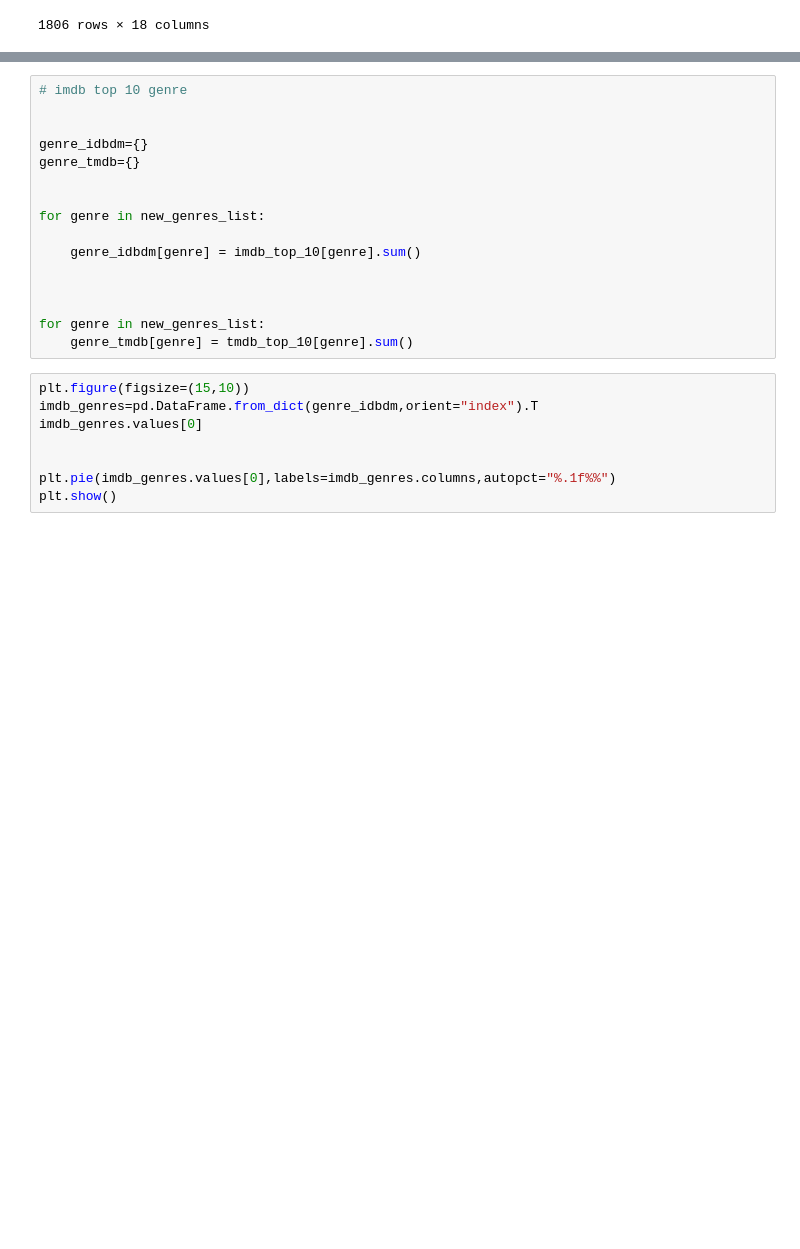
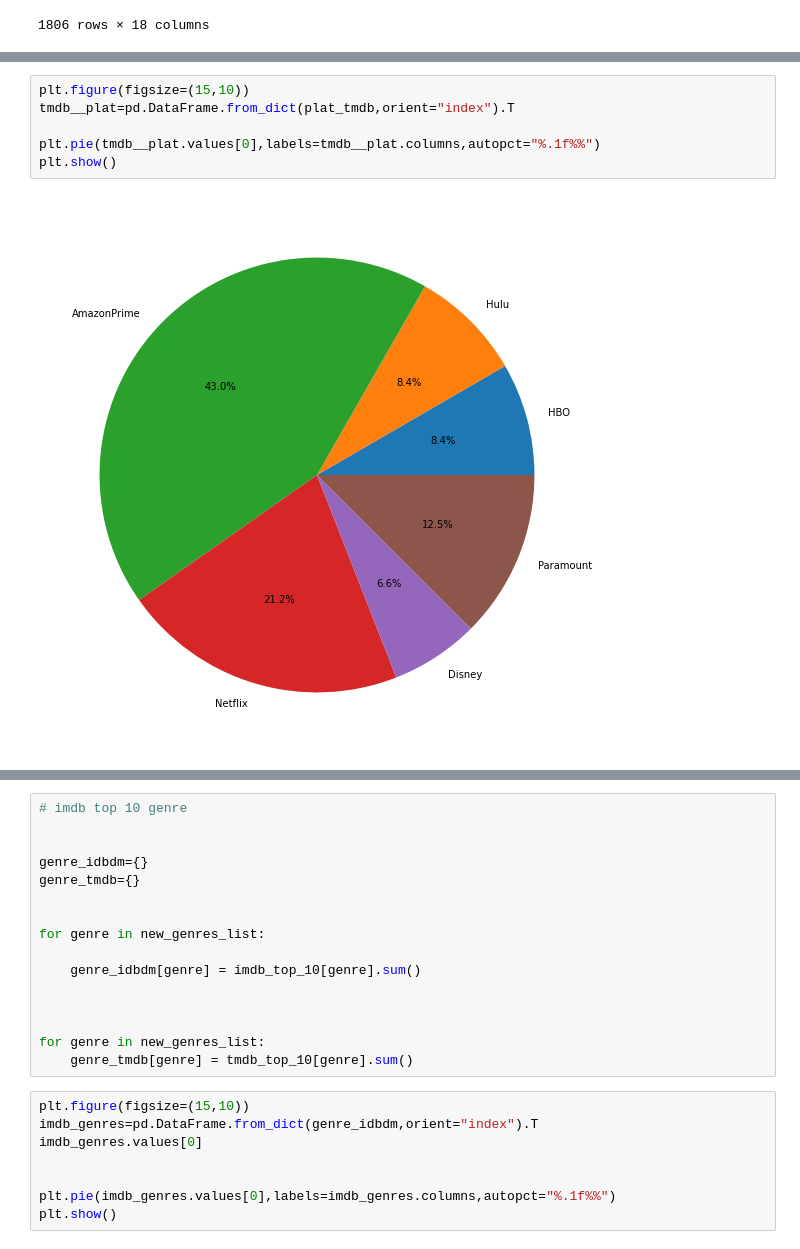
Before and after one commit to bamtu/bobsdataton, a Jupyter notebook: bobs_EDA.ipynb, the cells around one changed output, grey strips where cells are left out. Saved outputs shown, nothing was run; the diff lists cells and outputs as text; blank space fills up the shorter version.

```diff
--- a/bobs_EDA.ipynb
+++ b/bobs_EDA.ipynb
@@ -592,0 +666,8 @@ tmdb_top_10
+# %%
+plt.figure(figsize=(15,10))
+tmdb__plat=pd.DataFrame.from_dict(plat_tmdb,orient="index").T
+
+plt.pie(tmdb__plat.values[0],labels=tmdb__plat.columns,autopct="%.1f%%")
+plt.show()
+# %% [output]
+[figure, added]
```
Also changed, not shown: parts of 39 cells of this notebook.
